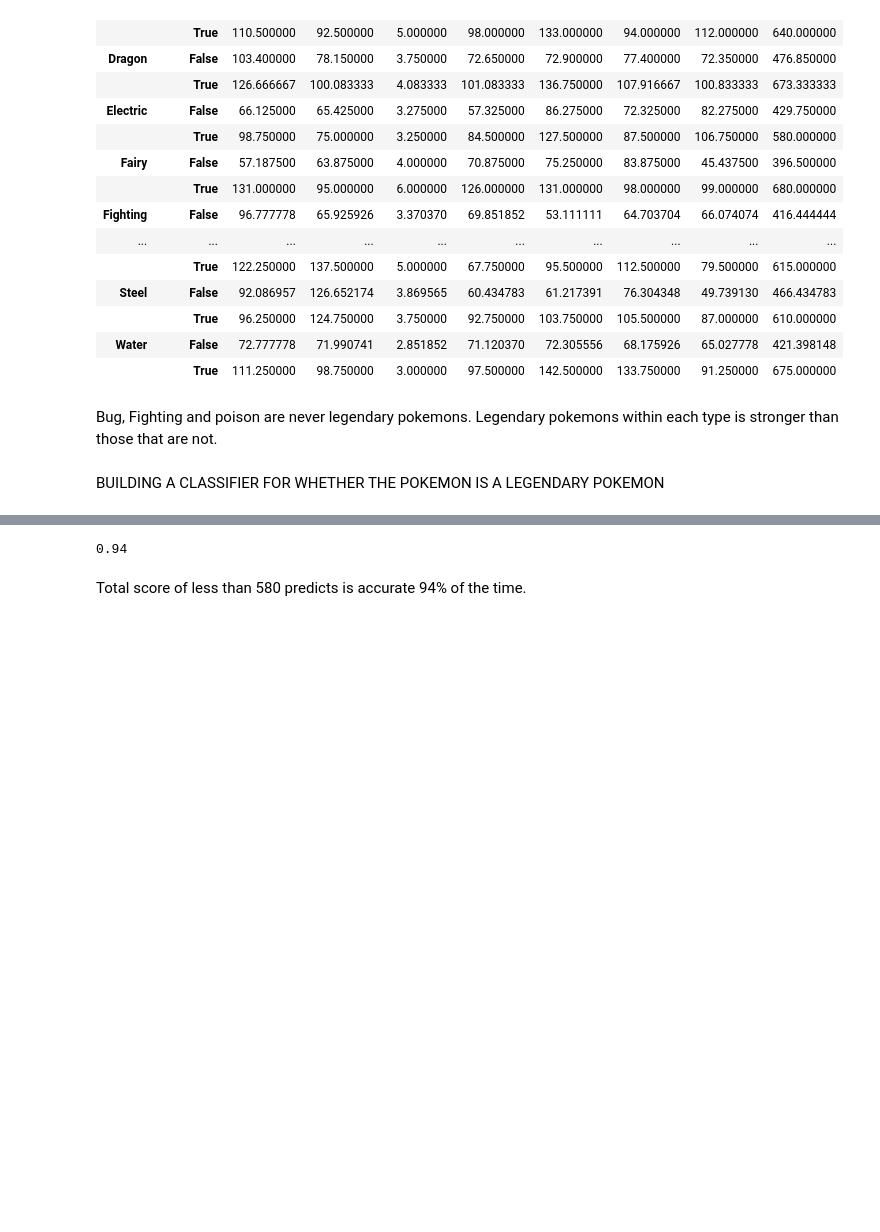
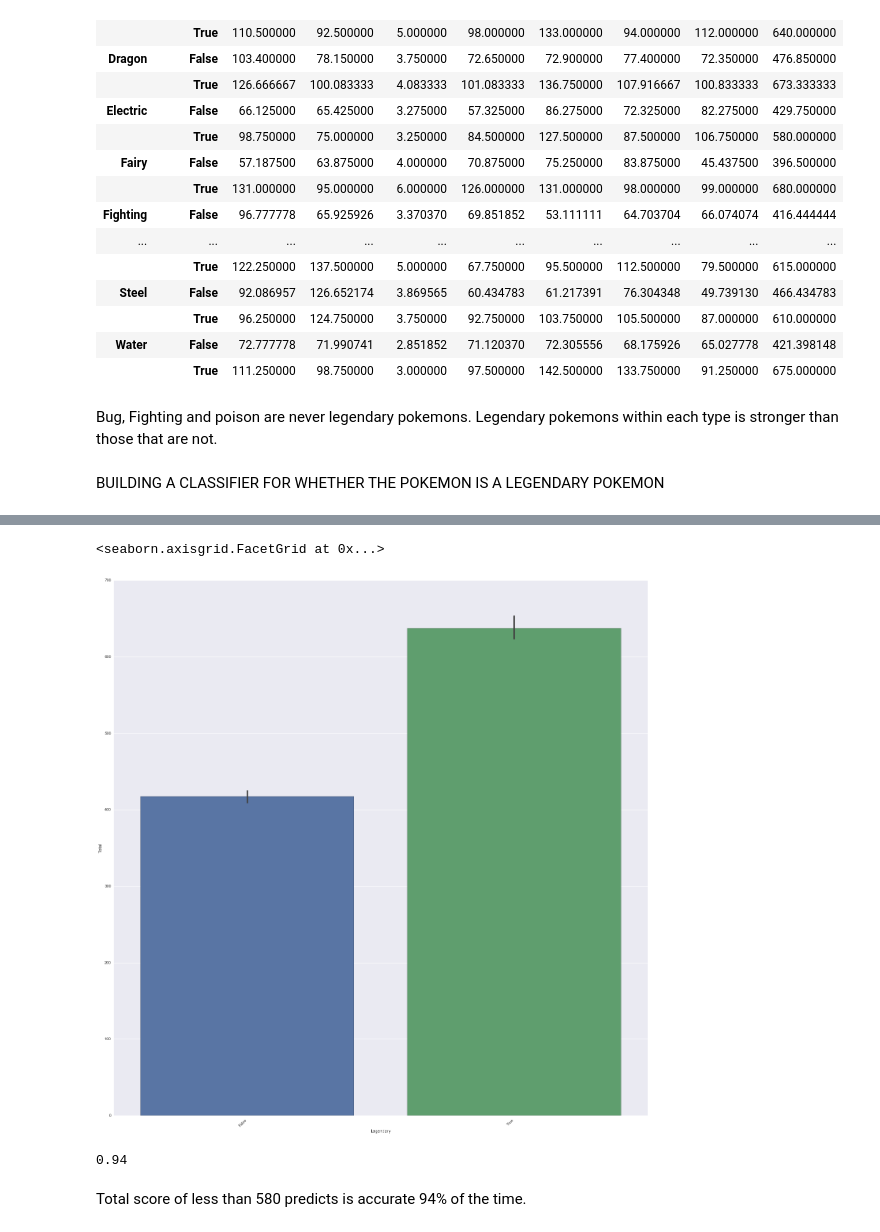
Before and after one commit to bchen150/GA_Homework, a Jupyter notebook: Pokemon/Pokemon.ipynb, the cells around one changed output, grey strips where cells are left out. Saved outputs shown, nothing was run; the diff lists cells and outputs as text; code cells hidden in the pictures; blank space fills up the shorter version.

```diff
--- a/Pokemon/Pokemon.ipynb
+++ b/Pokemon/Pokemon.ipynb
@@ -186,3 +236,17 @@ df.plot('Total','Sp. Atk', kind = 'scatter', c = df.ctarget)
+# %%
+import seaborn as sb
+%matplotlib inline
+
+A = sb.factorplot(x='Legendary',
+              y='Total',
+              kind='bar',
+              data = df,
+              size = 20
+            )
+A.set_xticklabels(rotation=45, horizontalalignment='right')
+# %% [output]
+<seaborn.axisgrid.FacetGrid at 0x...>
+[figure, added]
 # %%
 def my_classifier(row):
     if row['Total'] < 580:
```
Also changed, not shown: parts of 30 cells of this notebook.
